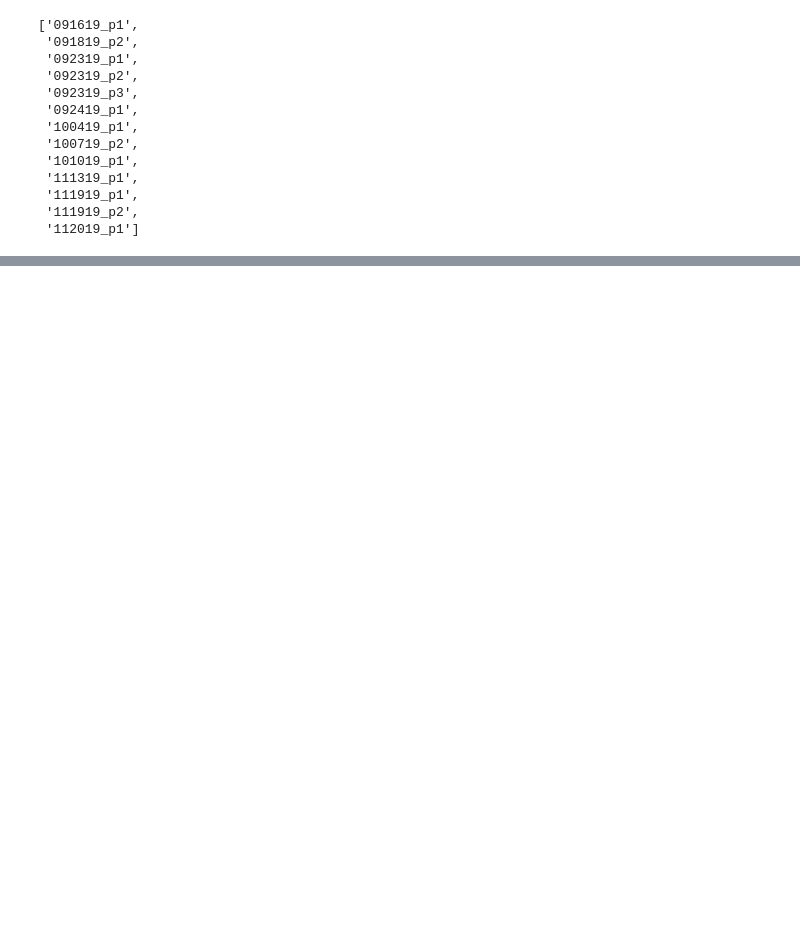
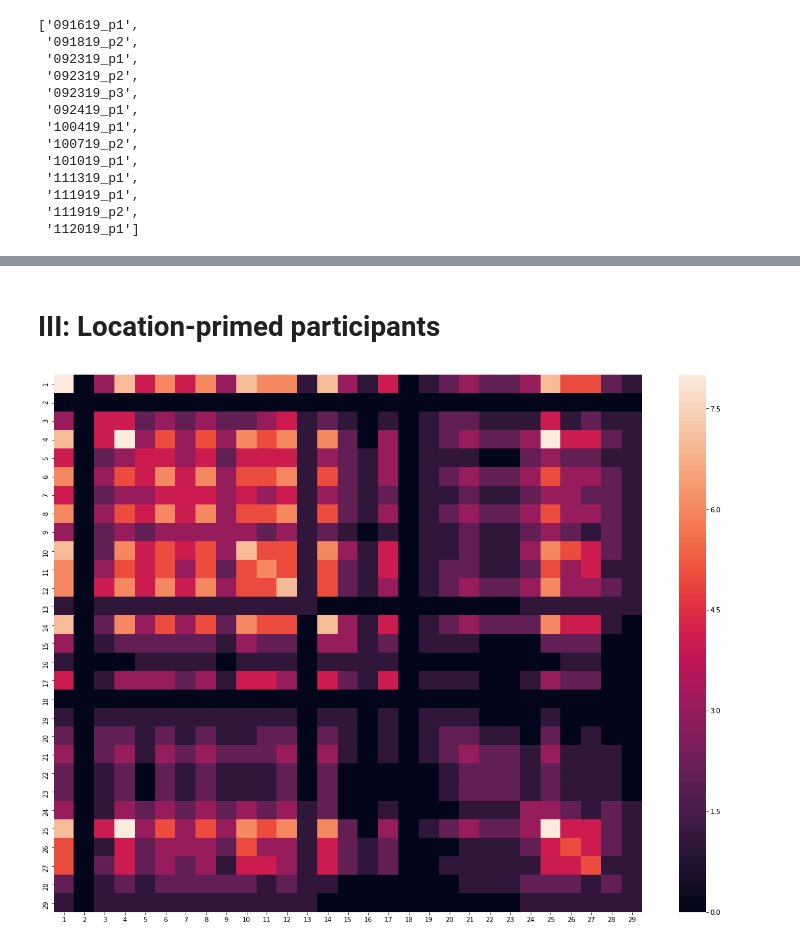
Before and after one commit to reblando/data_analysis_ebs, a Jupyter notebook: analysis of free recall scored - story 43.ipynb, the cells around one changed output, grey strips where cells are left out. Saved outputs shown, nothing was run; the diff lists cells and outputs as text; code cells hidden in the pictures; blank space fills up the shorter version.

```diff
--- a/analysis of free recall scored - story 43.ipynb
+++ b/analysis of free recall scored - story 43.ipynb
@@ -271,0 +358,47 @@ story_boundaries['43'][,1]
+# %% [markdown]
+# III: Location-primed participants
+# %%
+#Step 1: make a participant x story sentence matrix with '1' values for sentences that that
+#participant mentioned in their free recall for location primed participants
+
+#find the number of sentences in story 43
+n_sent = story_stats['43'][3]
+
+#the number of social primed participants
+n_location = (sum( x == 'Location' for x in subj_schemas['43'].values()))
+
+#make empty participant x story sentences matrix
+loc_subj_sent_m = np.zeros((n_location, n_sent))
+count = 0
+for name in sheet_names:
+    if subj_schemas['43'][name] == 'Location':
+        for i in range(n_sent):
+            val = np.sum(rs_dict[name][i+1])
+            if val > 0:
+                val = 1
+            loc_subj_sent_m[count, i] = val
+        count += 1
+# %%
+#Part 5.1: Make the co occurrence count of location primed participants
+
+#make the empty sentence x sentence matrix
+loc_dep_matrix = np.zeros((sents,sents))
+
+for i in range(sents):
+    for j in range(sents):
+        count = 0
+        for k in range(n_location):
+            if loc_subj_sent_m[k, i] == 1:
+                if loc_subj_sent_m[k, j] == 1:
+                    count += 1
+        loc_dep_matrix[i, j] = count
+
+#convert np array to dataframe with correctly labeled sentences
+index = list(range(1, sents+1))
+df_loc_dep_matrix = pd.DataFrame(data=loc_dep_matrix, index=index, columns= index)
+
+plt.subplots(figsize=(20,15))
+heatmap = sb.heatmap(df_loc_dep_matrix)
+plt.show()
+# %% [output]
+[figure, added]
```
Also changed, not shown: parts of 39 cells of this notebook, 6 other files.
